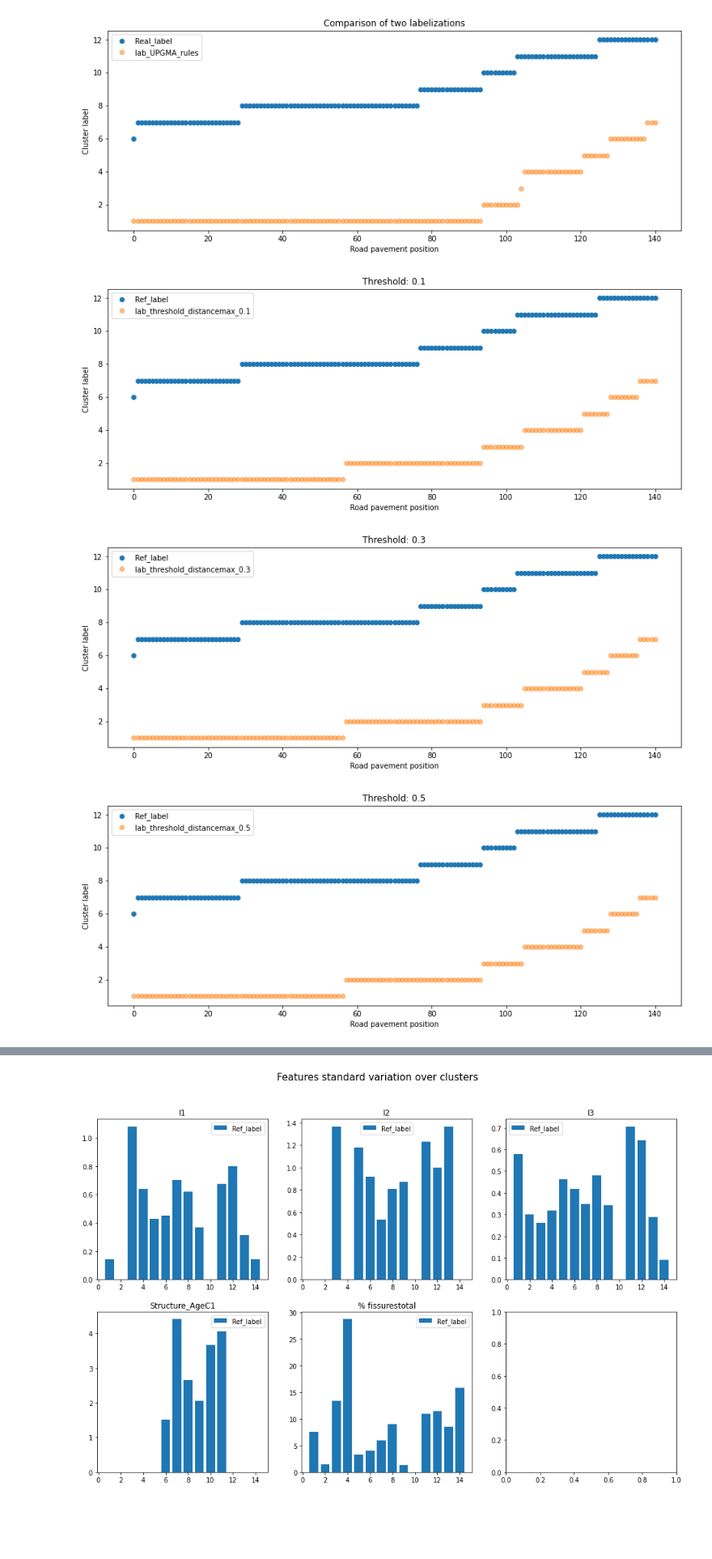
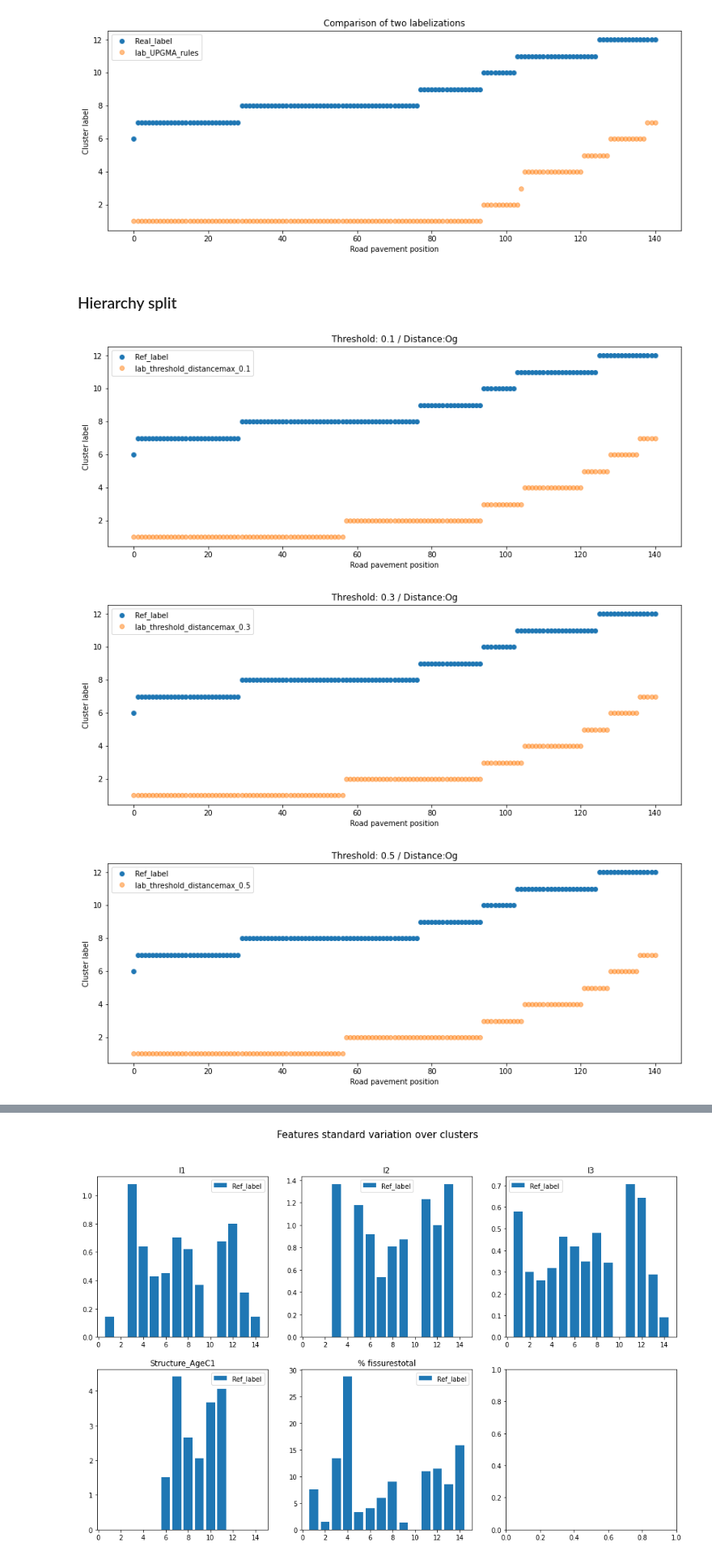
Before and after one commit to NourD85/Semester-project, a Jupyter notebook: Code/First_test.ipynb, the cells around one changed output, grey strips where cells are left out. Shown at 81% size. Cells and saved outputs as stored; diff of their text form; code cells hidden in the pictures; blank space fills up the shorter version.

Commit message:
Correct hierarchical split, compare distance matrices, precompute, calculate informations on divisive, observe divisive construction

```diff
--- a/Code/First_test.ipynb
+++ b/Code/First_test.ipynb
@@ -409,14 +438,17 @@ X = X.fillna(X.median())
 y = data['incrément chantiers']
 
 cuts = cut_indices(data)
-cut_ind = cut_indices(data)
-n_cut = len(cut_ind)
+n_cut = len(cuts)
 
 X_norm_0 = X.drop('distance axe début m',axis=1)
 X_norm = (X_norm_0 - X_norm_0.min()) / (X_norm_0.max() - X_norm_0.min())
 
-measures = data['Mesure optimale']
-years = data['Année optimale']
+X_norm_1 = X.copy()
+X_norm1 = (X_norm_1 - X_norm_1.min()) / (X_norm_1.max() - X_norm_1.min())
+
+
+measures_ref = data['Mesure optimale']
+years_ref = data['Année optimale']
 # %%
 def distance_matrix(X):
     dist=np.zeros((len(X),len(X)))
@@ -500,7 +547,7 @@ clusters = [X_cut]
 
 
 n_split = len(np.unique(y[cuts[i_cut]:cuts[i_cut+1]]))-1
-dist = distance_matrix(X)
+dist = dist_og
 for i in range(n_split):
     i = np.argmax([len(c) for c in clusters])
     X_new1,X_new2,_=split_UPGMA(clusters[i],dist)
@@ -747,7 +832,7 @@ See the caveats in the documentation: https://pandas.pydata.org/pandas-docs/stab
 # %% [markdown]
 ### Several outcomes
 # %%
-def rules_measure(cluster):
+def rules_measure(cluster,measures=measures_ref):
     measure = measures.loc[cluster.index]
 
     main_measure = measure.value_counts().sort_values().index[-1]
@@ -756,7 +841,7 @@ def rules_measure(cluster):
             return False
     return True
 
-def rules_year(cluster):
+def rules_year(cluster,years=years_ref):
     year = years.loc[cluster.index]
     if (max(year) - min(year))>5:
         return False
@@ -828,6 +913,8 @@ for clus_list in clusters:
 [figure]
 [figure]
 [figure]
+# %% [markdown]
+### Hierarchy split
 # %%
 def split_hierarchy(X, rules, dist=None,threshold=0.8):
     m = len(rules)
@@ -838,6 +925,7 @@ def split_hierarchy(X, rules, dist=None,threshold=0.8):
         clus_2=X[i:]
         d = UPGMA(clus_1,clus_2,dist)
         respect = [rule(clus_1)&rule(clus_2) for rule in rules]
+        respect = np.cumprod(respect,dtype=bool)
         if d > max_dist[0]:
             max_ind[0] = i
             max_dist[0] = d
@@ -860,26 +948,27 @@ def split_hierarchy(X, rules, dist=None,threshold=0.8):
 # %%
 i_cut=2
 X_cut = X_norm[cuts[i_cut]:cuts[i_cut+1]].copy()
 
 n_split = len(np.unique(y[cuts[i_cut]:cuts[i_cut+1]]))-1
-dist = distance_matrix(X)
 rules = [rules_length_min,rules_length_max,rules_measure,rules_year]
+thresholds = [0.1,0.3,0.5,0.7,0.9,1]
+dist_labels = ["Og", "Norm", "Norm_wo_dist"]
 
-thresholds = [0.1,0.3,0.5,0.7,0.9,1]
-for t in thresholds:
-    clusters = [X_cut]
-    for i in range(n_split):
-        i = np.argmax([len(c) for c in clusters])
-        X_new1,X_new2=split_hierarchy(clusters[i],rules,dist,threshold=t)
-        clusters = clusters[:i] + [X_new1,X_new2] + clusters[i+1:]
+for l,dist in enumerate([dist_og]):
+    for t in thresholds:
+        clusters = [X_cut]
+        for i in range(n_split):
+            i = np.argmax([len(c) for c in clusters])
+            X_new1,X_new2=split_hierarchy(clusters[i],rules,dist,threshold=t)
+            clusters = clusters[:i] + [X_new1,X_new2] + clusters[i+1:]
 
-    for k,c in enumerate(clusters):
-        col = 'lab_threshold_distancemax_'+str(t)
-        c[col] = k+1
+        for k,c in enumerate(clusters):
+            col = 'lab_threshold_distancemax_'+str(t)
+            c[col] = k+1
 
-    ans = pd.concat(clusters)
-    compare(df['Ref_label'][cuts[i_cut]:cuts[i_cut+1]],ans[col],title='Threshold: '+str(t))
+        ans = pd.concat(clusters)
+        compare(df['Ref_label'][cuts[i_cut]:cuts[i_cut+1]],ans[col],title='Threshold: '+str(t) + ' / Distance:'+ dist_labels[l])
 # %% [output]
-[figure, old version]
+[figure, new version]
-[figure, old version]
+[figure, new version]
-[figure, old version]
+[figure, new version]
```
Also changed, not shown: parts of 34 cells of this notebook, 1 other file.
